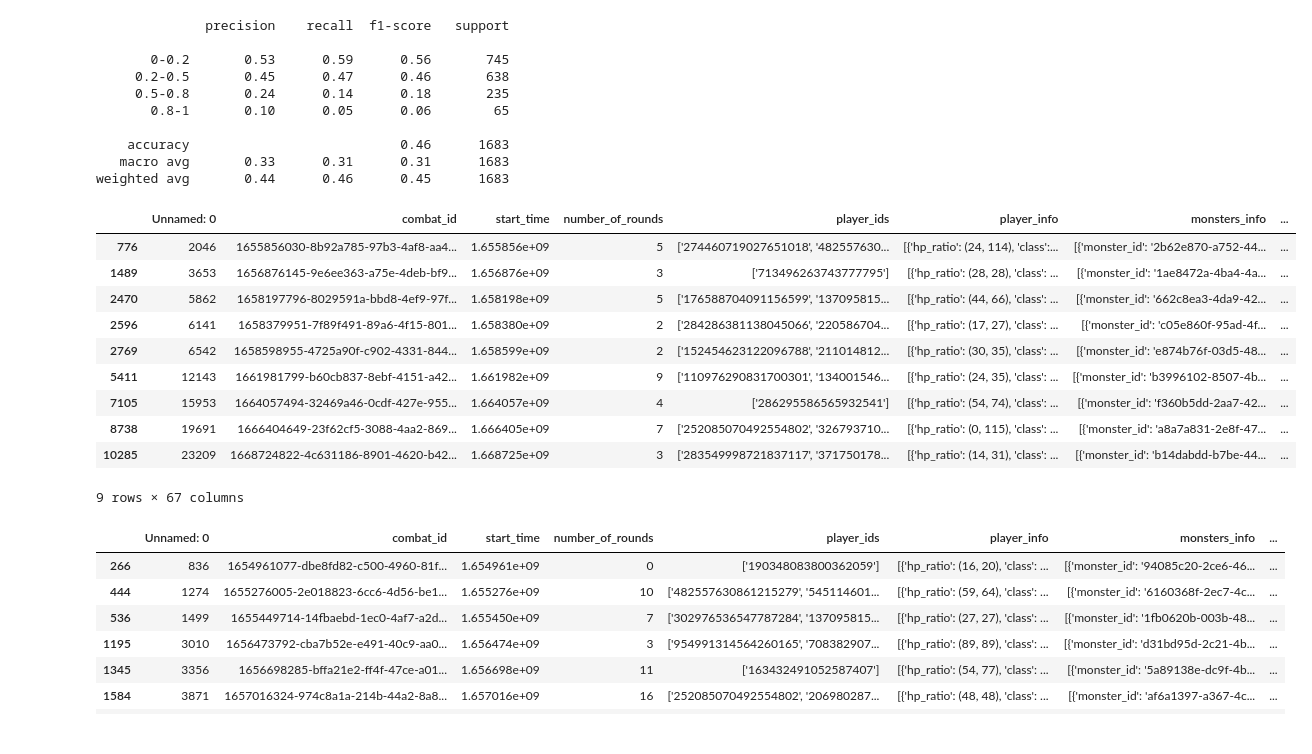
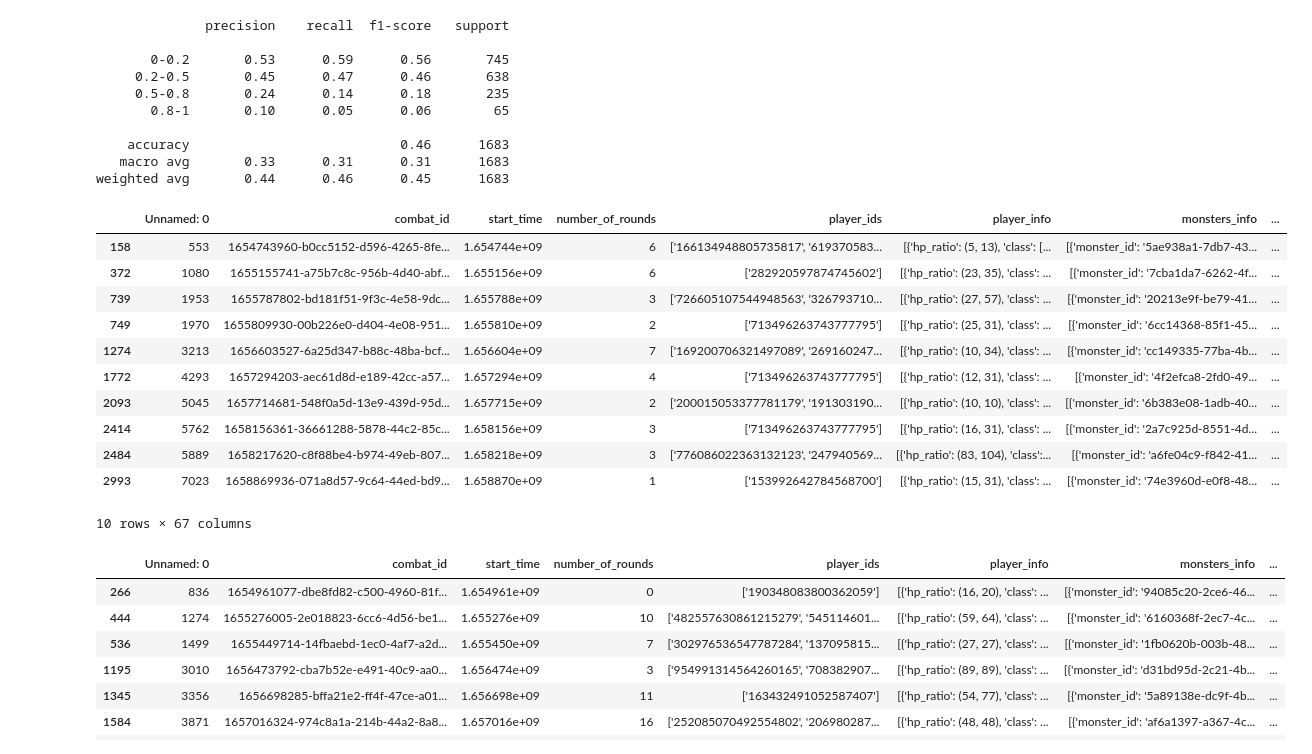
Before and after one commit to ingridasemenec/DnDEncounterEstimator, a Jupyter notebook: eda_filteredscaled.ipynb, the cells around one changed output. Cells and saved outputs as stored; diff of their text form; code cells hidden in the pictures.

```diff
--- a/eda_filteredscaled.ipynb
+++ b/eda_filteredscaled.ipynb
@@ -307,20 +311,21 @@ probabilities = model.predict_proba(X_test)
    macro avg       0.33      0.31      0.31      1683
 weighted avg       0.44      0.46      0.45      1683
 # %%
-testft =  filtered_df[(filtered_df['level_ratio'] < 20) & (filtered_df['level_ratio'] > 17)]
+testft =  filtered_df[(filtered_df['level_ratio'] < 17) & (filtered_df['level_ratio'] > 15.5)]
 display(testft.head(10))
 # %% [output]
 |  | Unnamed: 0 | combat_id | start_time | number_of_rounds | player_ids | player_info | monsters_info | ... |
-| 776 | 2046 | 1655856030-8b92a785-97b3-4af8-aa4... | 1.655856e+09 | 5 | ['274460719027651018', '482557630... | [{'hp_ratio': (24, 114), 'class':... | [{'monster_id': '2b62e870-a752-44... | ... |
-| 1489 | 3653 | 1656876145-9e6ee363-a75e-4deb-bf9... | 1.656876e+09 | 3 | ['713496263743777795'] | [{'hp_ratio': (28, 28), 'class': ... | [{'monster_id': '1ae8472a-4ba4-4a... | ... |
-| 2470 | 5862 | 1658197796-8029591a-bbd8-4ef9-97f... | 1.658198e+09 | 5 | ['176588704091156599', '137095815... | [{'hp_ratio': (44, 66), 'class': ... | [{'monster_id': '662c8ea3-4da9-42... | ... |
-| 2596 | 6141 | 1658379951-7f89f491-89a6-4f15-801... | 1.658380e+09 | 2 | ['284286381138045066', '220586704... | [{'hp_ratio': (17, 27), 'class': ... | [{'monster_id': 'c05e860f-95ad-4f... | ... |
-| 2769 | 6542 | 1658598955-4725a90f-c902-4331-844... | 1.658599e+09 | 2 | ['152454623122096788', '211014812... | [{'hp_ratio': (30, 35), 'class': ... | [{'monster_id': 'e874b76f-03d5-48... | ... |
-| 5411 | 12143 | 1661981799-b60cb837-8ebf-4151-a42... | 1.661982e+09 | 9 | ['110976290831700301', '134001546... | [{'hp_ratio': (24, 35), 'class': ... | [{'monster_id': 'b3996102-8507-4b... | ... |
-| 7105 | 15953 | 1664057494-32469a46-0cdf-427e-955... | 1.664057e+09 | 4 | ['286295586565932541'] | [{'hp_ratio': (54, 74), 'class': ... | [{'monster_id': 'f360b5dd-2aa7-42... | ... |
-| 8738 | 19691 | 1666404649-23f62cf5-3088-4aa2-869... | 1.666405e+09 | 7 | ['252085070492554802', '326793710... | [{'hp_ratio': (0, 115), 'class': ... | [{'monster_id': 'a8a7a831-2e8f-47... | ... |
-| 10285 | 23209 | 1668724822-4c631186-8901-4620-b42... | 1.668725e+09 | 3 | ['283549998721837117', '371750178... | [{'hp_ratio': (14, 31), 'class': ... | [{'monster_id': 'b14dabdd-b7be-44... | ... |
+| 158 | 553 | 1654743960-b0cc5152-d596-4265-8fe... | 1.654744e+09 | 6 | ['166134948805735817', '619370583... | [{'hp_ratio': (5, 13), 'class': [... | [{'monster_id': '5ae938a1-7db7-43... | ... |
+| 372 | 1080 | 1655155741-a75b7c8c-956b-4d40-abf... | 1.655156e+09 | 6 | ['282920597874745602'] | [{'hp_ratio': (23, 35), 'class': ... | [{'monster_id': '7cba1da7-6262-4f... | ... |
+| 739 | 1953 | 1655787802-bd181f51-9f3c-4e58-9dc... | 1.655788e+09 | 3 | ['726605107544948563', '326793710... | [{'hp_ratio': (27, 57), 'class': ... | [{'monster_id': '20213e9f-be79-41... | ... |
+| 749 | 1970 | 1655809930-00b226e0-d404-4e08-951... | 1.655810e+09 | 2 | ['713496263743777795'] | [{'hp_ratio': (25, 31), 'class': ... | [{'monster_id': '6cc14368-85f1-45... | ... |
+| 1274 | 3213 | 1656603527-6a25d347-b88c-48ba-bcf... | 1.656604e+09 | 7 | ['169200706321497089', '269160247... | [{'hp_ratio': (10, 34), 'class': ... | [{'monster_id': 'cc149335-77ba-4b... | ... |
+| 1772 | 4293 | 1657294203-aec61d8d-e189-42cc-a57... | 1.657294e+09 | 4 | ['713496263743777795'] | [{'hp_ratio': (12, 31), 'class': ... | [{'monster_id': '4f2efca8-2fd0-49... | ... |
+| 2093 | 5045 | 1657714681-548f0a5d-13e9-439d-95d... | 1.657715e+09 | 2 | ['200015053377781179', '191303190... | [{'hp_ratio': (10, 10), 'class': ... | [{'monster_id': '6b383e08-1adb-40... | ... |
+| 2414 | 5762 | 1658156361-36661288-5878-44c2-85c... | 1.658156e+09 | 3 | ['713496263743777795'] | [{'hp_ratio': (16, 31), 'class': ... | [{'monster_id': '2a7c925d-8551-4d... | ... |
+| 2484 | 5889 | 1658217620-c8f88be4-b974-49eb-807... | 1.658218e+09 | 3 | ['776086022363132123', '247940569... | [{'hp_ratio': (83, 104), 'class':... | [{'monster_id': 'a6fe04c9-f842-41... | ... |
+| 2993 | 7023 | 1658869936-071a8d57-9c64-44ed-bd9... | 1.658870e+09 | 1 | ['153992642784568700'] | [{'hp_ratio': (15, 31), 'class': ... | [{'monster_id': '74e3960d-e0f8-48... | ... |
-9 rows × 67 columns
+10 rows × 67 columns
 # %%
 csv_file_path = './test.csv'
 testft.to_csv(csv_file_path, index=False)
```
Also changed, not shown: parts of 10 cells of this notebook, 1 other file.
